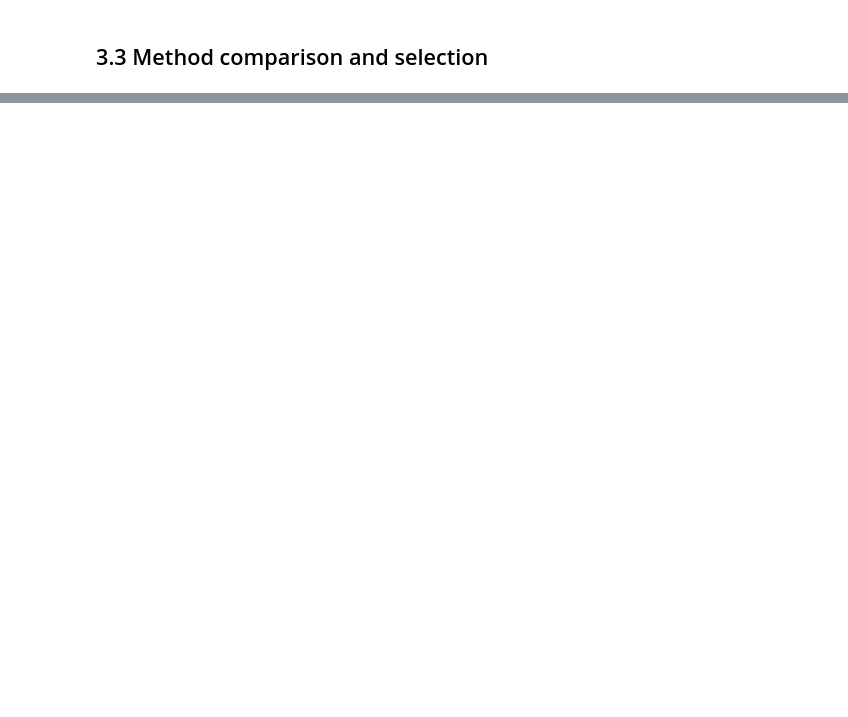
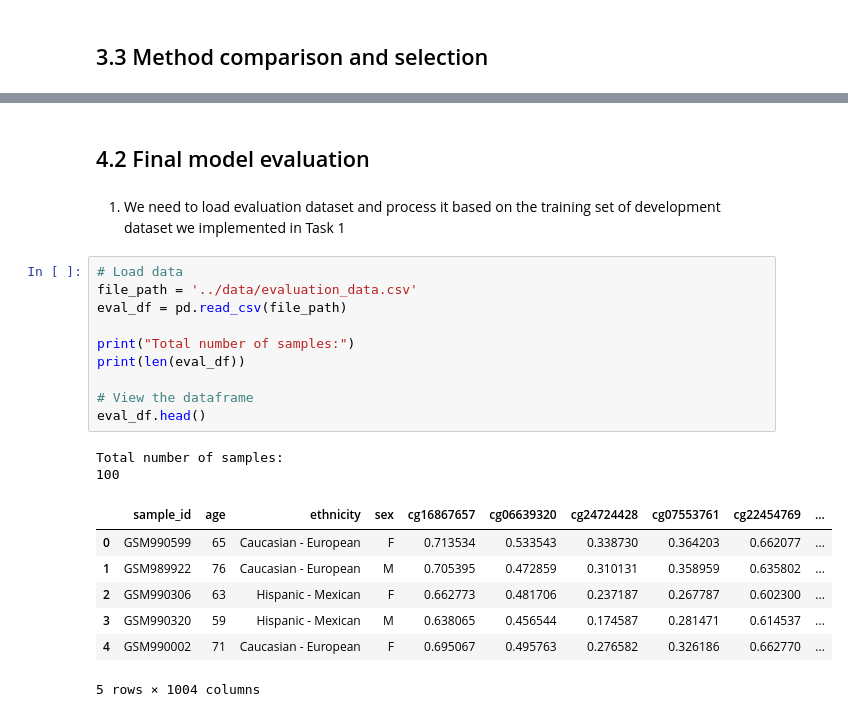
Before and after one commit to despoinaliassa-web/assignment_project, a Jupyter notebook: notebooks/model_analysis.ipynb, the cells around one changed output, grey strips where cells are left out. Cells and saved outputs as stored; diff of their text form; blank space fills up the shorter version.

```diff
--- a/notebooks/model_analysis.ipynb
+++ b/notebooks/model_analysis.ipynb
@@ -576,0 +632,24 @@ Results saved
+# %% [markdown]
+## 4.2 Final model evaluation
+# %% [markdown]
+1. We need to load evaluation dataset and process it based on the training set of development dataset we implemented in Task 1
+# %%
+# Load data
+file_path = '../data/evaluation_data.csv'
+eval_df = pd.read_csv(file_path)
+
+print("Total number of samples:")
+print(len(eval_df))
+
+# View the dataframe
+eval_df.head()
+# %% [output]
+Total number of samples:
+100
+|  | sample_id | age | ethnicity | sex | cg16867657 | cg06639320 | cg24724428 | cg07553761 | cg22454769 | ... |
+| 0 | GSM990599 | 65 | Caucasian - European | F | 0.713534 | 0.533543 | 0.338730 | 0.364203 | 0.662077 | ... |
+| 1 | GSM989922 | 76 | Caucasian - European | M | 0.705395 | 0.472859 | 0.310131 | 0.358959 | 0.635802 | ... |
+| 2 | GSM990306 | 63 | Hispanic - Mexican | F | 0.662773 | 0.481706 | 0.237187 | 0.267787 | 0.602300 | ... |
+| 3 | GSM990320 | 59 | Hispanic - Mexican | M | 0.638065 | 0.456544 | 0.174587 | 0.281471 | 0.614537 | ... |
+| 4 | GSM990002 | 71 | Caucasian - European | F | 0.695067 | 0.495763 | 0.276582 | 0.326186 | 0.662770 | ... |
+5 rows × 1004 columns
```
Also changed, not shown: parts of 27 cells of this notebook, 10 other files.
